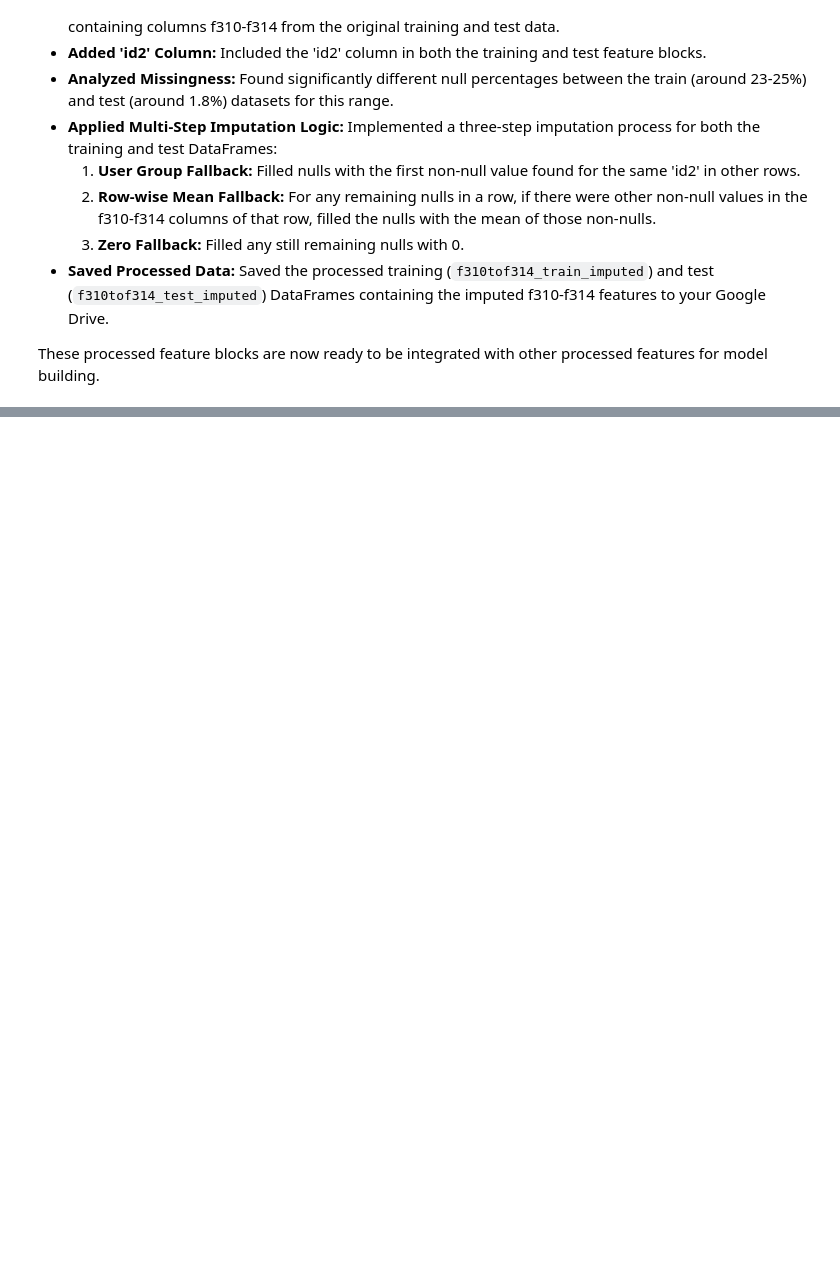
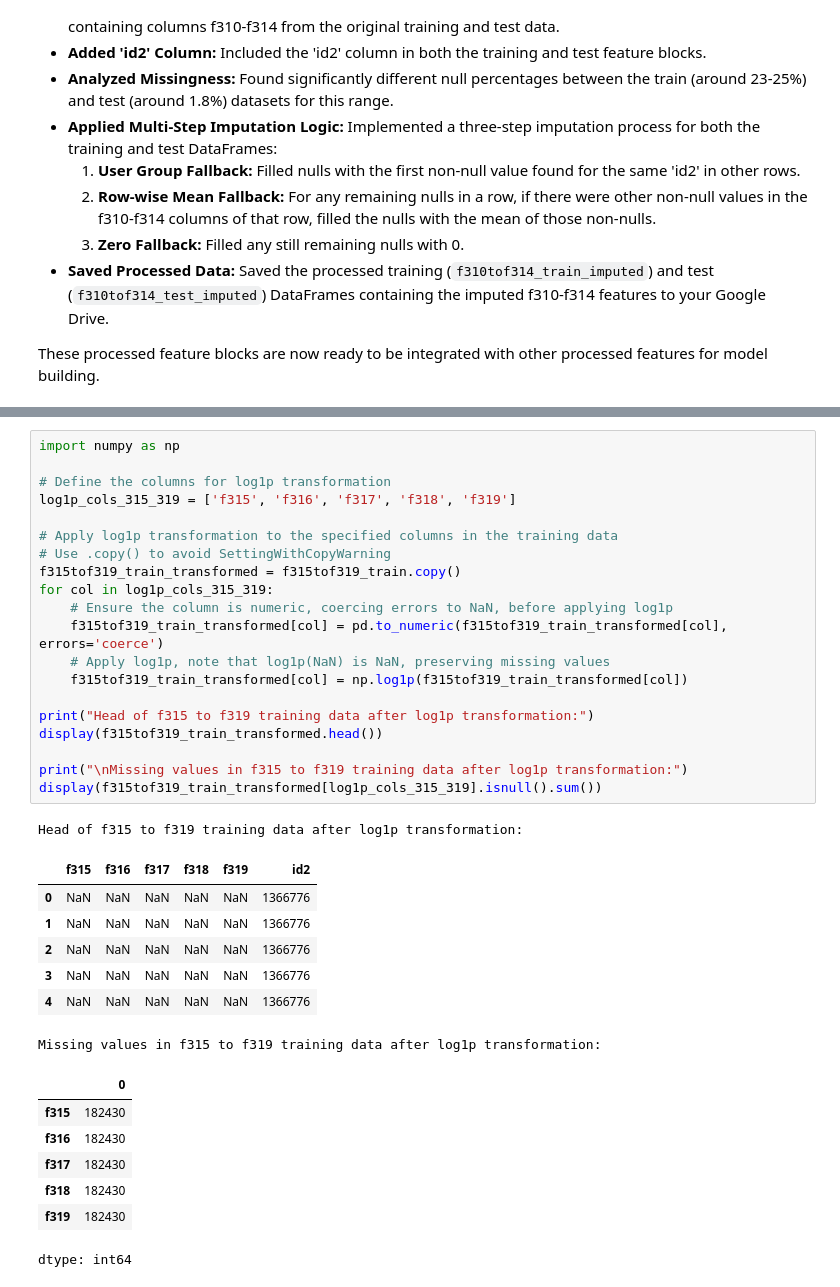
Before and after one commit to rishabh-0042/American_Express_Hackathon_25-2025, a Jupyter notebook: AMEXHackathon_2.ipynb, the cells around one changed output, grey strips where cells are left out. Saved outputs shown, nothing was run; the diff lists cells and outputs as text; blank space fills up the shorter version.

```diff
--- a/AMEXHackathon_2.ipynb
+++ b/AMEXHackathon_2.ipynb
@@ -1539,0 +1670,36 @@ These processed feature blocks are now ready to be integrated with other process
+# %%
+import numpy as np
+
+# Define the columns for log1p transformation
+log1p_cols_315_319 = ['f315', 'f316', 'f317', 'f318', 'f319']
+
+# Apply log1p transformation to the specified columns in the training data
+# Use .copy() to avoid SettingWithCopyWarning
+f315tof319_train_transformed = f315tof319_train.copy()
+for col in log1p_cols_315_319:
+    # Ensure the column is numeric, coercing errors to NaN, before applying log1p
+    f315tof319_train_transformed[col] = pd.to_numeric(f315tof319_train_transformed[col], errors='coerce')
+    # Apply log1p, note that log1p(NaN) is NaN, preserving missing values
+    f315tof319_train_transformed[col] = np.log1p(f315tof319_train_transformed[col])
+
+print("Head of f315 to f319 training data after log1p transformation:")
+display(f315tof319_train_transformed.head())
+
+print("\nMissing values in f315 to f319 training data after log1p transformation:")
+display(f315tof319_train_transformed[log1p_cols_315_319].isnull().sum())
+# %% [output]
+Head of f315 to f319 training data after log1p transformation:
+|  | f315 | f316 | f317 | f318 | f319 | id2 |
+| 0 | NaN | NaN | NaN | NaN | NaN | 1366776 |
+| 1 | NaN | NaN | NaN | NaN | NaN | 1366776 |
+| 2 | NaN | NaN | NaN | NaN | NaN | 1366776 |
+| 3 | NaN | NaN | NaN | NaN | NaN | 1366776 |
+| 4 | NaN | NaN | NaN | NaN | NaN | 1366776 |
+Missing values in f315 to f319 training data after log1p transformation:
+|  | 0 |
+| f315 | 182430 |
+| f316 | 182430 |
+| f317 | 182430 |
+| f318 | 182430 |
+| f319 | 182430 |
+dtype: int64
```
Also changed, not shown: parts of 23 cells of this notebook.
